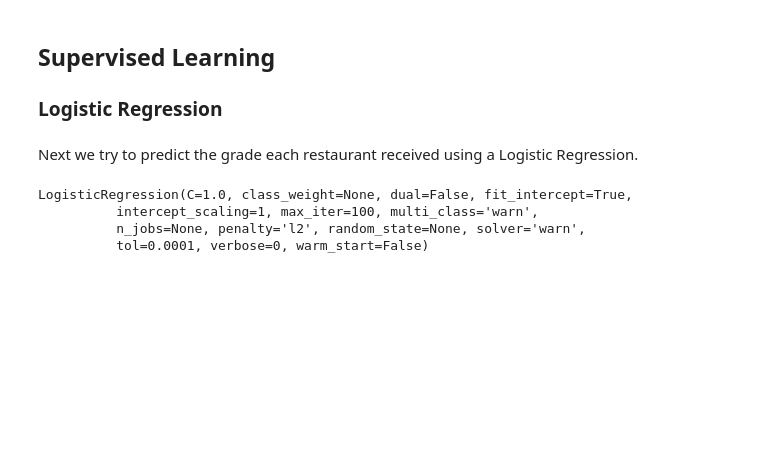
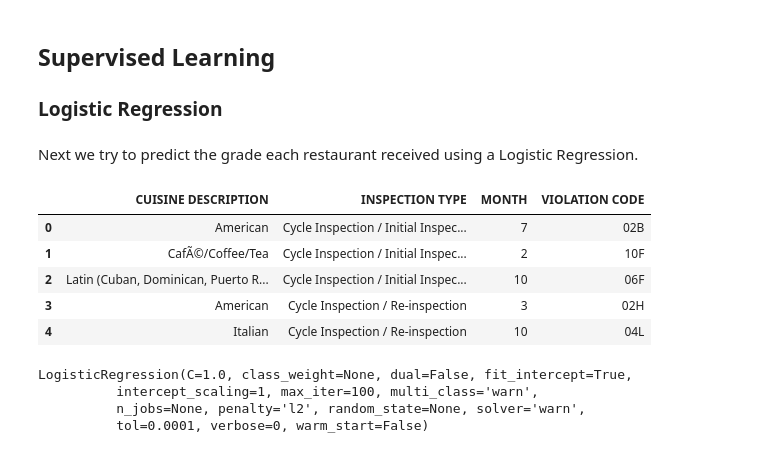
Before and after one commit to stefanopoggio/restaurant-inspection, a Jupyter notebook: Inspection_code.ipynb, the cells around one changed output. Cells and saved outputs as stored; diff of their text form; code cells hidden in the pictures; blank space fills up the shorter version.

```diff
--- a/Inspection_code.ipynb
+++ b/Inspection_code.ipynb
@@ -411,4 +412,13 @@ Y = dt['GRADE']
 X = dt.drop(dt.columns[-1], axis=1)
+# %%
+X.head()
+# %% [output]
+|  | CUISINE DESCRIPTION | INSPECTION TYPE | MONTH | VIOLATION CODE |
+| 0 | American | Cycle Inspection / Initial Inspec... | 7 | 02B |
+| 1 | CafÃ©/Coffee/Tea | Cycle Inspection / Initial Inspec... | 2 | 10F |
+| 2 | Latin (Cuban, Dominican, Puerto R... | Cycle Inspection / Initial Inspec... | 10 | 06F |
+| 3 | American | Cycle Inspection / Re-inspection | 3 | 02H |
+| 4 | Italian | Cycle Inspection / Re-inspection | 10 | 04L |
 # %%
 # Transform the columns into numerical attributes
 from sklearn.preprocessing import LabelEncoder
```
Also changed, not shown: parts of 21 cells of this notebook.
